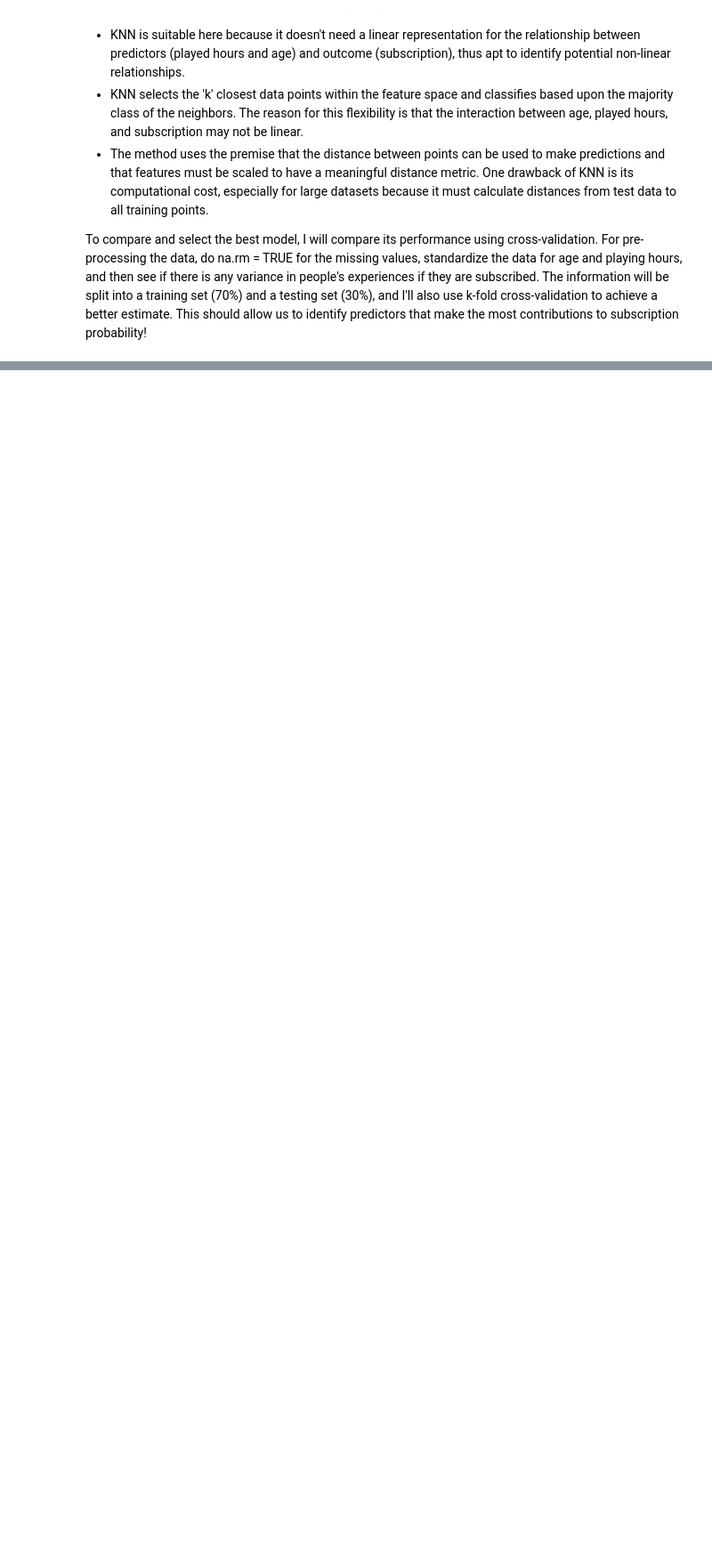
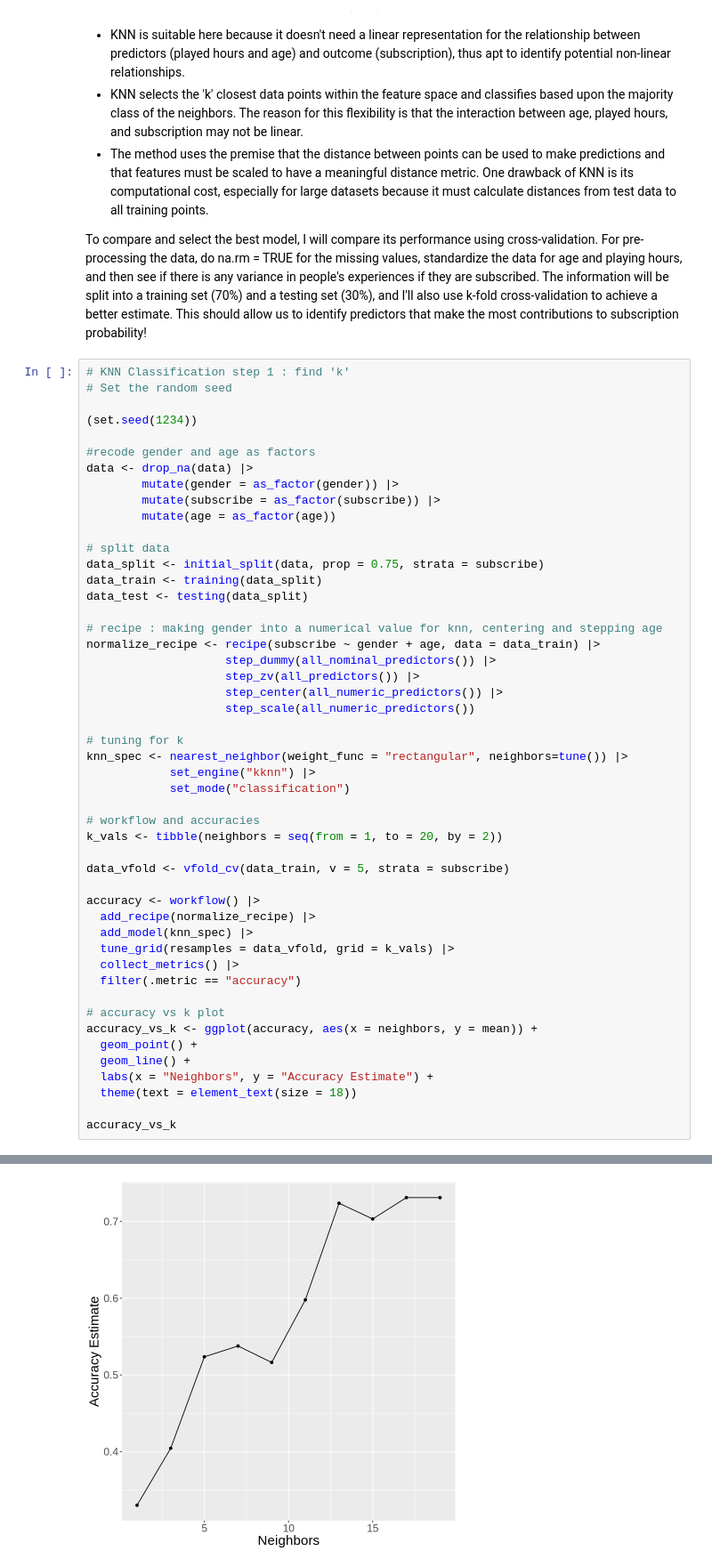
Before and after one commit to 20under20/dcsi100-project-group-002-13, a Jupyter notebook: Project_Individual (1).ipynb, the cells around one changed output, grey strips where cells are left out. Shown: that part at 89% size. Cells and saved outputs as stored; diff of their text form; blank space fills up the shorter version.

Commit message:
fixed seed

```diff
--- a/Project_Individual (1).ipynb
+++ b/Project_Individual (1).ipynb
@@ -152,3 +152,53 @@ I would suggest using the K-Nearest Neighbors (KNN) algorithm.
 One drawback of KNN is its computational cost, especially for large datasets because it must calculate distances from test data to all training points.
 
 To compare and select the best model, I will compare its performance using cross-validation. For pre-processing the data, do na.rm = TRUE for the missing values, standardize the data for age and playing hours, and then see if there is any variance in people's experiences if they are subscribed. The information will be split into a training set (70%) and a testing set (30%), and I'll also use k-fold cross-validation to achieve a better estimate. This should allow us to identify predictors that make the most contributions to subscription probability!
+# %%
+# KNN Classification step 1 : find 'k'
+# Set the random seed
+
+(set.seed(1234))
+
+#recode gender and age as factors
+data <- drop_na(data) |>
+        mutate(gender = as_factor(gender)) |>
+        mutate(subscribe = as_factor(subscribe)) |>
+        mutate(age = as_factor(age))
+
+# split data
+data_split <- initial_split(data, prop = 0.75, strata = subscribe)
+data_train <- training(data_split)
+data_test <- testing(data_split)
+
+# recipe : making gender into a numerical value for knn, centering and stepping age
+normalize_recipe <- recipe(subscribe ~ gender + age, data = data_train) |>
+                    step_dummy(all_nominal_predictors()) |>
+                    step_zv(all_predictors()) |>
+                    step_center(all_numeric_predictors()) |>
+                    step_scale(all_numeric_predictors())
+
+# tuning for k
+knn_spec <- nearest_neighbor(weight_func = "rectangular", neighbors=tune()) |>
+            set_engine("kknn") |>
+            set_mode("classification")
+
+# workflow and accuracies
+k_vals <- tibble(neighbors = seq(from = 1, to = 20, by = 2))
+
+data_vfold <- vfold_cv(data_train, v = 5, strata = subscribe)
+
+accuracy <- workflow() |>
+  add_recipe(normalize_recipe) |>
+  add_model(knn_spec) |>
+  tune_grid(resamples = data_vfold, grid = k_vals) |>
+  collect_metrics() |>
+  filter(.metric == "accuracy")
+
+# accuracy vs k plot
+accuracy_vs_k <- ggplot(accuracy, aes(x = neighbors, y = mean)) +
+  geom_point() +
+  geom_line() +
+  labs(x = "Neighbors", y = "Accuracy Estimate") +
+  theme(text = element_text(size = 18))
+
+accuracy_vs_k
+# %% [output]
@@ -154,0 +206 @@ To compare and select the best model, I will compare its performance using cross
+[figure, added]
```
Also changed, not shown: parts of 1 cell of this notebook.
